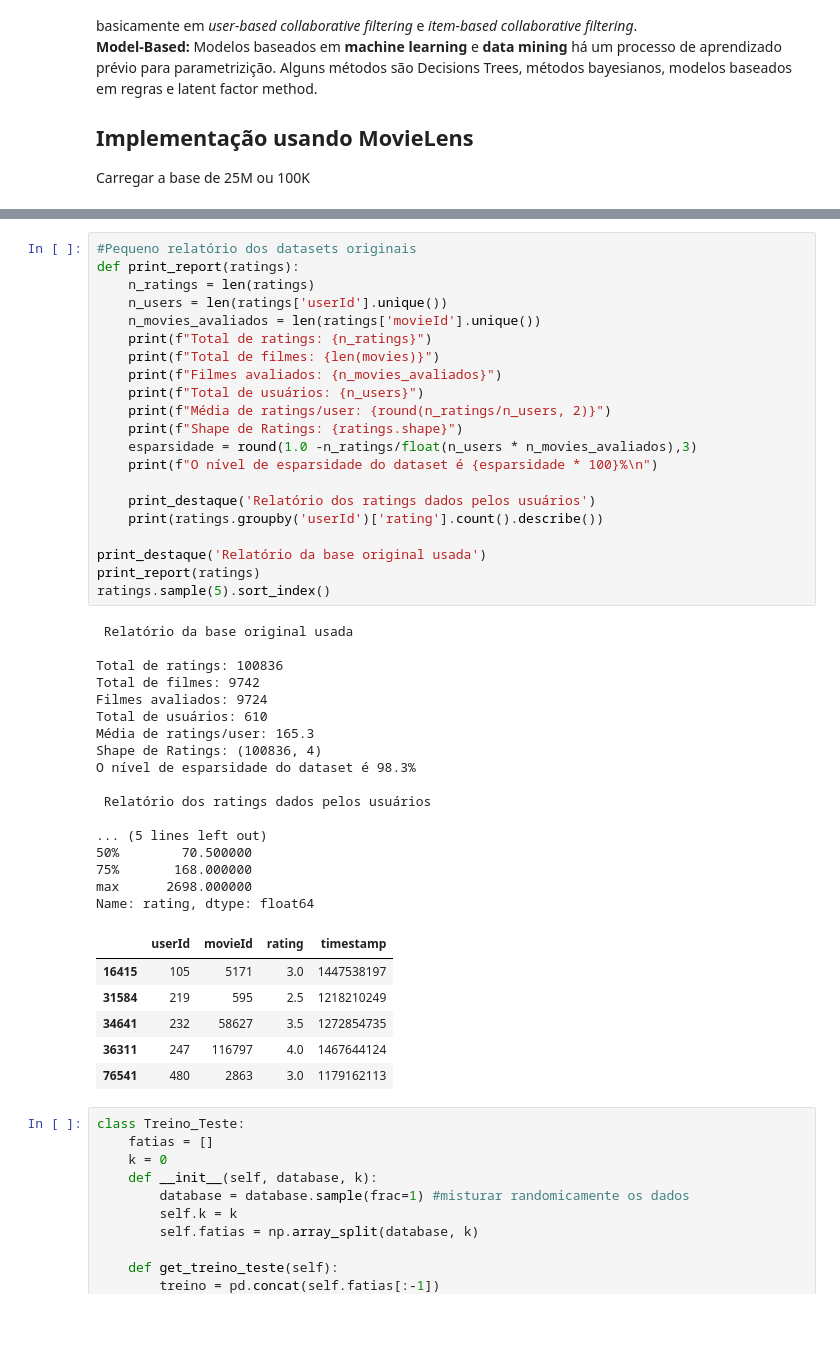
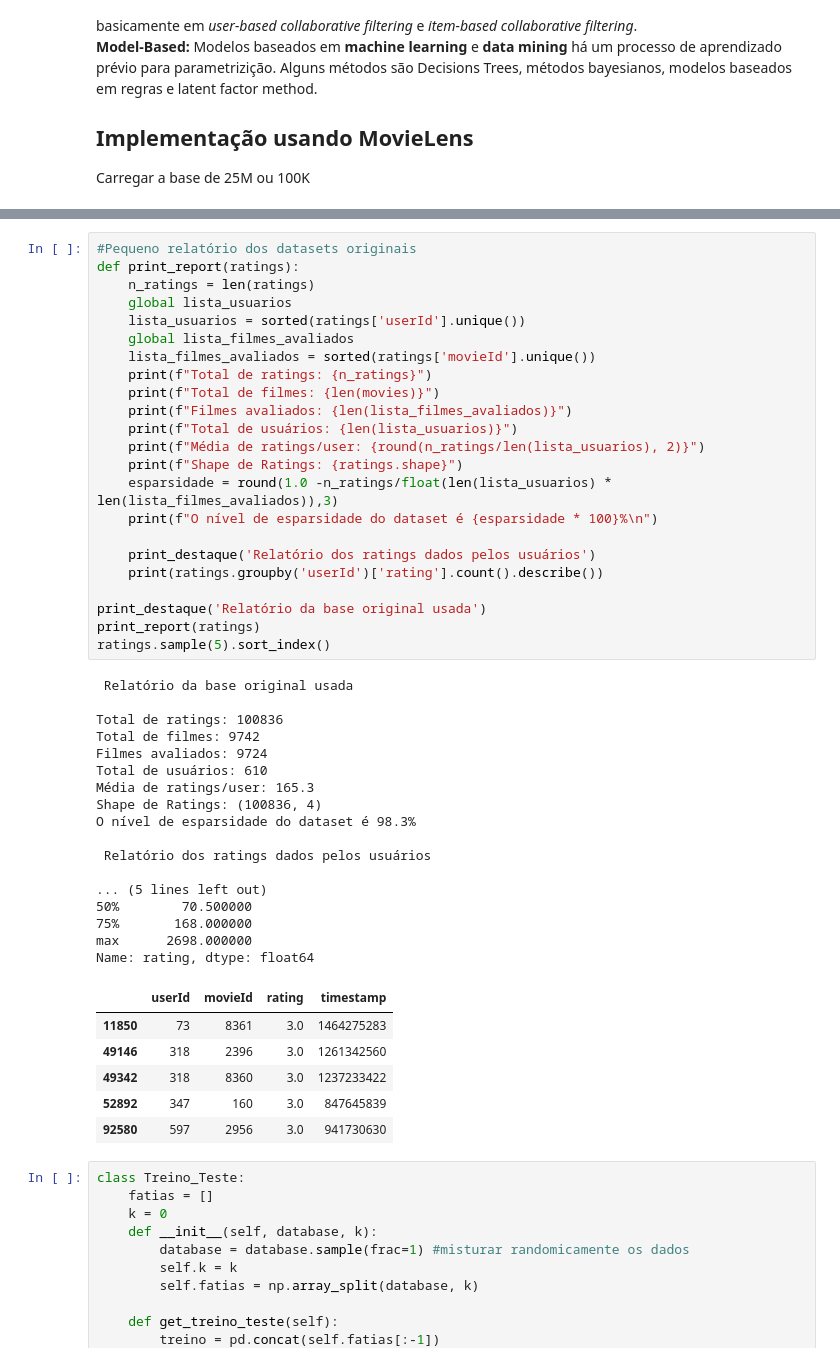
Before and after one commit to xnes/recsys, a Jupyter notebook: rec_sys_apresentacao_2.ipynb, the cells around one changed output, grey strips where cells are left out. Cells and saved outputs as stored; diff of their text form; blank space fills up the shorter version.

```diff
--- a/rec_sys_apresentacao_2.ipynb
+++ b/rec_sys_apresentacao_2.ipynb
@@ -60,47 +62,49 @@ Arquivo 'ratings_small.csv' carregado.
 #Pequeno relatório dos datasets originais
 def print_report(ratings):
     n_ratings = len(ratings)
-    n_users = len(ratings['userId'].unique())
-    n_movies_avaliados = len(ratings['movieId'].unique())
+    global lista_usuarios
+    lista_usuarios = sorted(ratings['userId'].unique())
+    global lista_filmes_avaliados
+    lista_filmes_avaliados = sorted(ratings['movieId'].unique())
     print(f"Total de ratings: {n_ratings}")
     print(f"Total de filmes: {len(movies)}")
-    print(f"Filmes avaliados: {n_movies_avaliados}")
-    print(f"Total de usuários: {n_users}")
-    print(f"Média de ratings/user: {round(n_ratings/n_users, 2)}")
+    print(f"Filmes avaliados: {len(lista_filmes_avaliados)}")
+    print(f"Total de usuários: {len(lista_usuarios)}")
+    print(f"Média de ratings/user: {round(n_ratings/len(lista_usuarios), 2)}")
     print(f"Shape de Ratings: {ratings.shape}")
-    esparsidade = round(1.0 -n_ratings/float(n_users * n_movies_avaliados),3)
+    esparsidade = round(1.0 -n_ratings/float(len(lista_usuarios) * len(lista_filmes_avaliados)),3)
     print(f"O nível de esparsidade do dataset é {esparsidade * 100}%\n")
 
     print_destaque('Relatório dos ratings dados pelos usuários')
     print(ratings.groupby('userId')['rating'].count().describe())
 
 print_destaque('Relatório da base original usada')
 print_report(ratings)
 ratings.sample(5).sort_index()
 # %% [output]
  Relatório da base original usada
 
 Total de ratings: 100836
 Total de filmes: 9742
 Filmes avaliados: 9724
 Total de usuários: 610
 Média de ratings/user: 165.3
 Shape de Ratings: (100836, 4)
 O nível de esparsidade do dataset é 98.3%
 
  Relatório dos ratings dados pelos usuários
 
 ... (5 lines left out)
 50%        70.500000
 75%       168.000000
 max      2698.000000
 Name: rating, dtype: float64
 |  | userId | movieId | rating | timestamp |
-| 16415 | 105 | 5171 | 3.0 | 1447538197 |
-| 31584 | 219 | 595 | 2.5 | 1218210249 |
-| 34641 | 232 | 58627 | 3.5 | 1272854735 |
-| 36311 | 247 | 116797 | 4.0 | 1467644124 |
-| 76541 | 480 | 2863 | 3.0 | 1179162113 |
+| 11850 | 73 | 8361 | 3.0 | 1464275283 |
+| 49146 | 318 | 2396 | 3.0 | 1261342560 |
+| 49342 | 318 | 8360 | 3.0 | 1237233422 |
+| 52892 | 347 | 160 | 3.0 | 847645839 |
+| 92580 | 597 | 2956 | 3.0 | 941730630 |
 # %%
 class Treino_Teste:
     fatias = []
```
Also changed, not shown: parts of 20 cells of this notebook.
